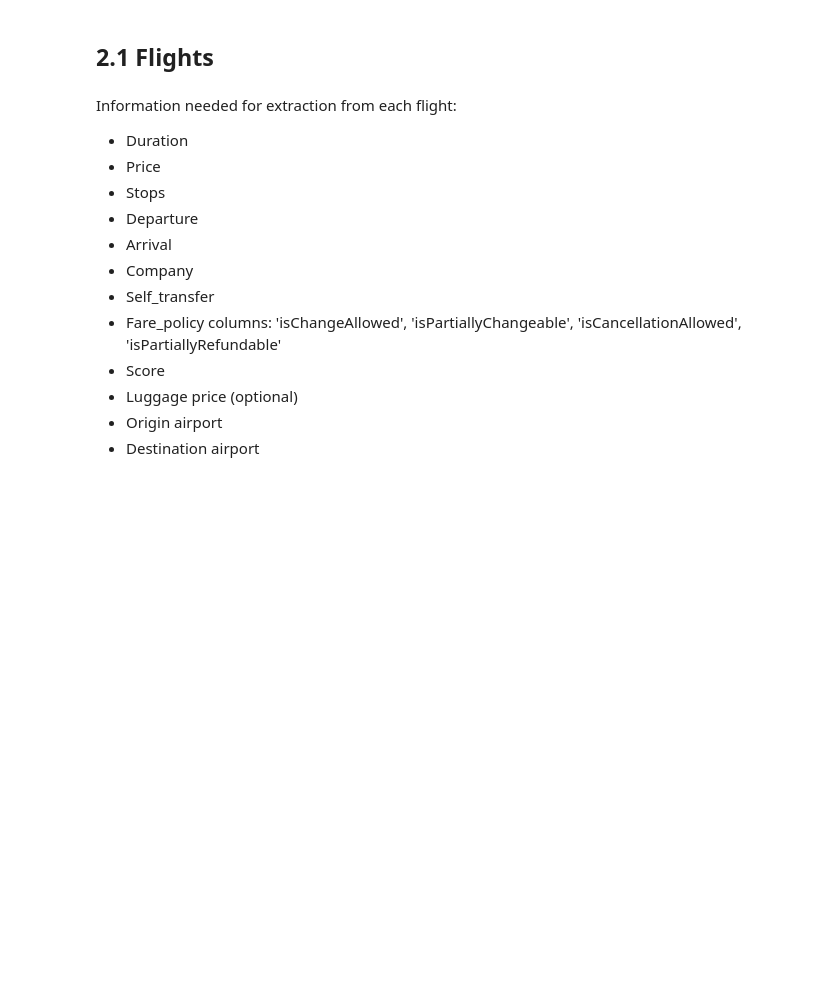
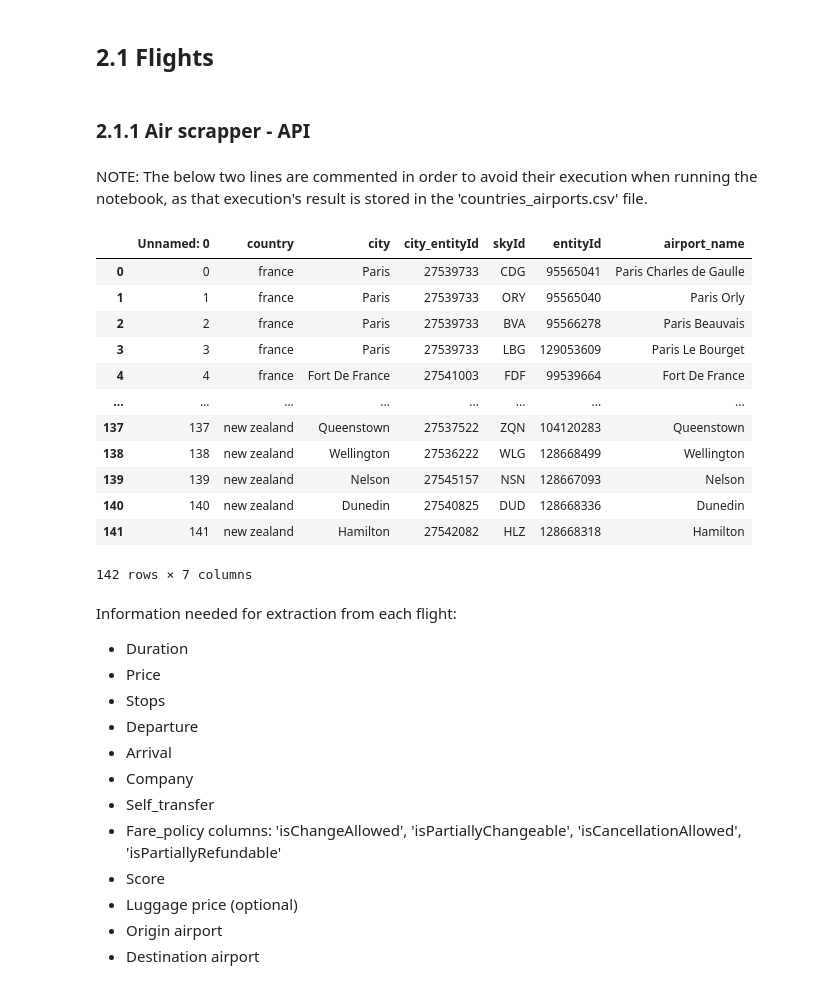
Before and after one commit to MiguelLopezVirues/TravelPlanner, a Jupyter notebook: notebooks/data_extraction.ipynb, the cells around one changed output. Saved outputs shown, nothing was run; the diff lists cells and outputs as text; code cells hidden in the pictures; blank space fills up the shorter version.

```diff
--- a/notebooks/data_extraction.ipynb
+++ b/notebooks/data_extraction.ipynb
@@ -44,7 +45,13 @@ For this project, our clients requested that we organise and plan their holiday,
 # 2. Extracting information
 # %% [markdown]
 ## 2.1 Flights
+# %% [markdown]
+### 2.1.1 Air scrapper - API
 # %%
 list_of_countries = ["france","spain", "germany", "thailand","bali","philippines","china",
                      "australia","italy","russia","romania","united states","argentina","mexico","brasil",
                      "portugal","austria","belgium","cuba","colombia","morocco","south africa","madagascar","new zealand"]
+# %% [markdown]
+
+
+NOTE: The below two lines are commented in order to avoid their execution when running the notebook, as that execution's result is stored in the 'countries_airports.csv' file.
@@ -51,9 +63,21 @@ list_of_countries = ["france","spain", "germany", "thailand","bali","philippines
 # %%
-countries_airports = create_country_airport_code_df(list_of_countries)
-
-countries_airports.to_csv("../data/airport_codes/countries_airports.csv")
+countries_airports = pd.read_csv("../data/airport_codes/countries_airports.csv")
 
 countries_airports
+# %% [output]
+|  | Unnamed: 0 | country | city | city_entityId | skyId | entityId | airport_name |
+| 0 | 0 | france | Paris | 27539733 | CDG | 95565041 | Paris Charles de Gaulle |
+| 1 | 1 | france | Paris | 27539733 | ORY | 95565040 | Paris Orly |
+| 2 | 2 | france | Paris | 27539733 | BVA | 95566278 | Paris Beauvais |
+| 3 | 3 | france | Paris | 27539733 | LBG | 129053609 | Paris Le Bourget |
+| 4 | 4 | france | Fort De France | 27541003 | FDF | 99539664 | Fort De France |
+| ... | ... | ... | ... | ... | ... | ... | ... |
+| 137 | 137 | new zealand | Queenstown | 27537522 | ZQN | 104120283 | Queenstown |
+| 138 | 138 | new zealand | Wellington | 27536222 | WLG | 128668499 | Wellington |
+| 139 | 139 | new zealand | Nelson | 27545157 | NSN | 128667093 | Nelson |
+| 140 | 140 | new zealand | Dunedin | 27540825 | DUD | 128668336 | Dunedin |
+| 141 | 141 | new zealand | Hamilton | 27542082 | HLZ | 128668318 | Hamilton |
+142 rows × 7 columns
 # %% [markdown]
 Information needed for extraction from each flight:
 - Duration
```
Also changed, not shown: parts of 32 cells of this notebook, 12 other files.
